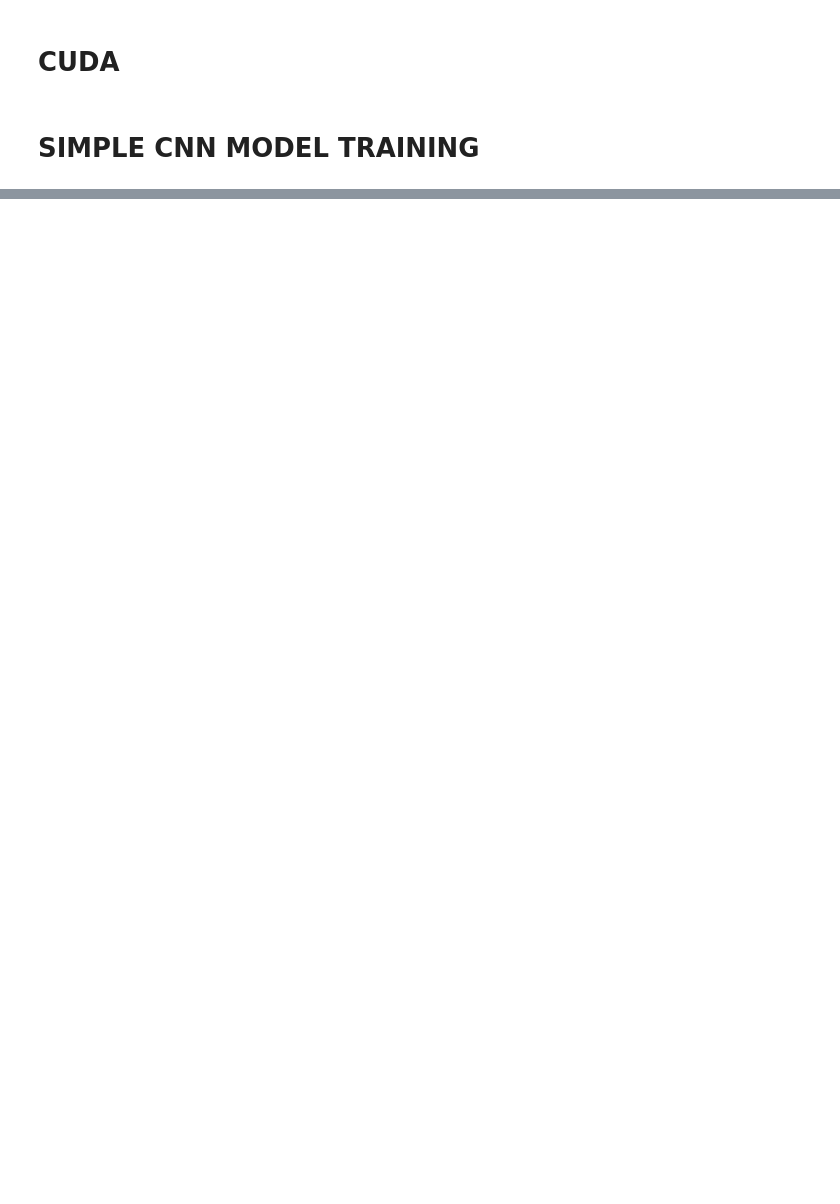
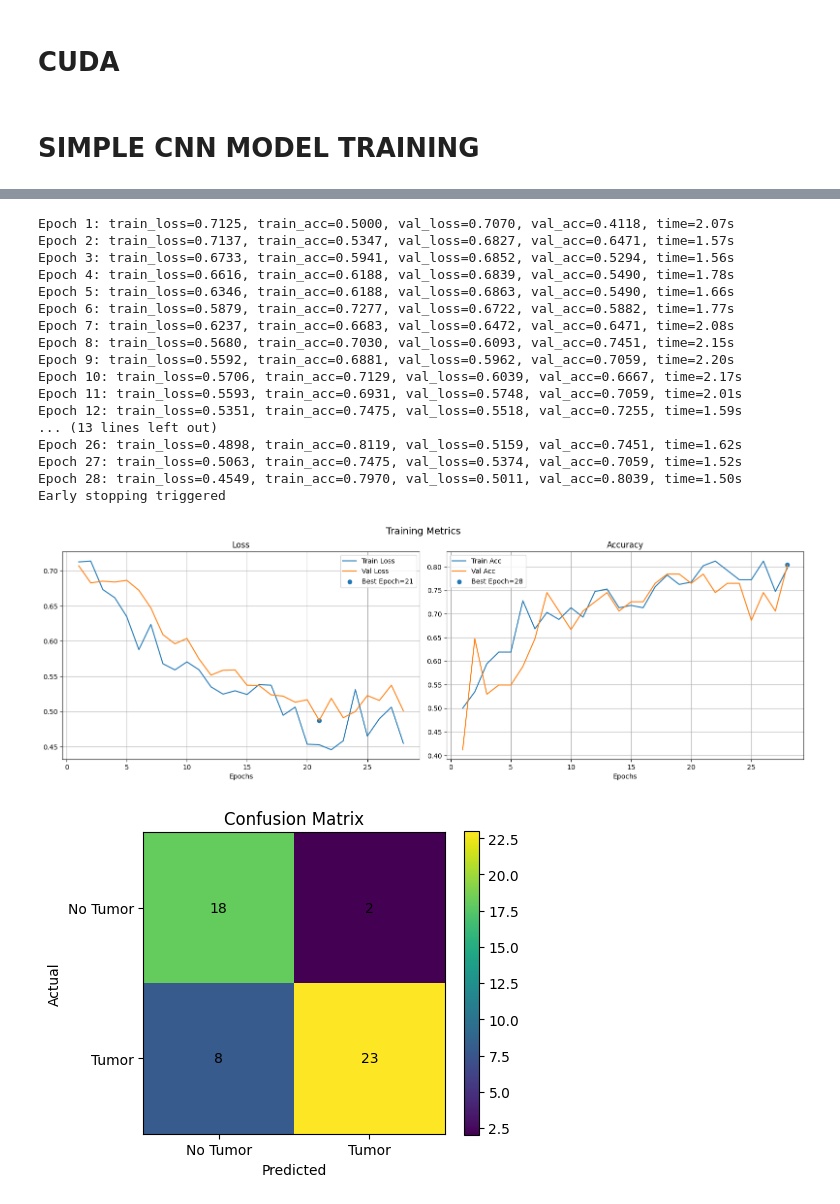
Before and after one commit to kennethmedes28/BRAIN-TUMOR_DETECTION_USING_CNN, a Jupyter notebook: brain-tumor-detection-binary.ipynb, the cells around one changed output, grey strips where cells are left out. Drawn from its saved outputs; the diff is of its cells as text; code cells hidden in the pictures; blank space fills up the shorter version.

```diff
--- a/brain-tumor-detection-binary.ipynb
+++ b/brain-tumor-detection-binary.ipynb
@@ -806,0 +984,41 @@ print(len(history0["train_loss"]))
+# %%
+trained_model2, history2 = train_model_2(
+    model=model2,
+    train_loader=train_loader,
+    val_loader=val_loader,
+    device=device,
+    epochs=epoch
+)
+
+plot_training_metrics(history2)
+
+labels, probs = get_predictions(model2, val_loader, device)
+
+metrics = compute_metrics(
+    labels,
+    probs,
+    threshold=0.5,
+    class_names=("No Tumor", "Tumor")
+)
+
+plot_roc_auc(model2, val_loader, device)
+# %% [output]
+Epoch 1: train_loss=0.7125, train_acc=0.5000, val_loss=0.7070, val_acc=0.4118, time=2.07s
+Epoch 2: train_loss=0.7137, train_acc=0.5347, val_loss=0.6827, val_acc=0.6471, time=1.57s
+Epoch 3: train_loss=0.6733, train_acc=0.5941, val_loss=0.6852, val_acc=0.5294, time=1.56s
+Epoch 4: train_loss=0.6616, train_acc=0.6188, val_loss=0.6839, val_acc=0.5490, time=1.78s
+Epoch 5: train_loss=0.6346, train_acc=0.6188, val_loss=0.6863, val_acc=0.5490, time=1.66s
+Epoch 6: train_loss=0.5879, train_acc=0.7277, val_loss=0.6722, val_acc=0.5882, time=1.77s
+Epoch 7: train_loss=0.6237, train_acc=0.6683, val_loss=0.6472, val_acc=0.6471, time=2.08s
+Epoch 8: train_loss=0.5680, train_acc=0.7030, val_loss=0.6093, val_acc=0.7451, time=2.15s
+Epoch 9: train_loss=0.5592, train_acc=0.6881, val_loss=0.5962, val_acc=0.7059, time=2.20s
+Epoch 10: train_loss=0.5706, train_acc=0.7129, val_loss=0.6039, val_acc=0.6667, time=2.17s
+Epoch 11: train_loss=0.5593, train_acc=0.6931, val_loss=0.5748, val_acc=0.7059, time=2.01s
+Epoch 12: train_loss=0.5351, train_acc=0.7475, val_loss=0.5518, val_acc=0.7255, time=1.59s
+... (13 lines left out)
+Epoch 26: train_loss=0.4898, train_acc=0.8119, val_loss=0.5159, val_acc=0.7451, time=1.62s
+Epoch 27: train_loss=0.5063, train_acc=0.7475, val_loss=0.5374, val_acc=0.7059, time=1.52s
+Epoch 28: train_loss=0.4549, train_acc=0.7970, val_loss=0.5011, val_acc=0.8039, time=1.50s
+Early stopping triggered
+[figure, added]
+[figure, added]
```
Also changed, not shown: parts of 20 cells of this notebook.
